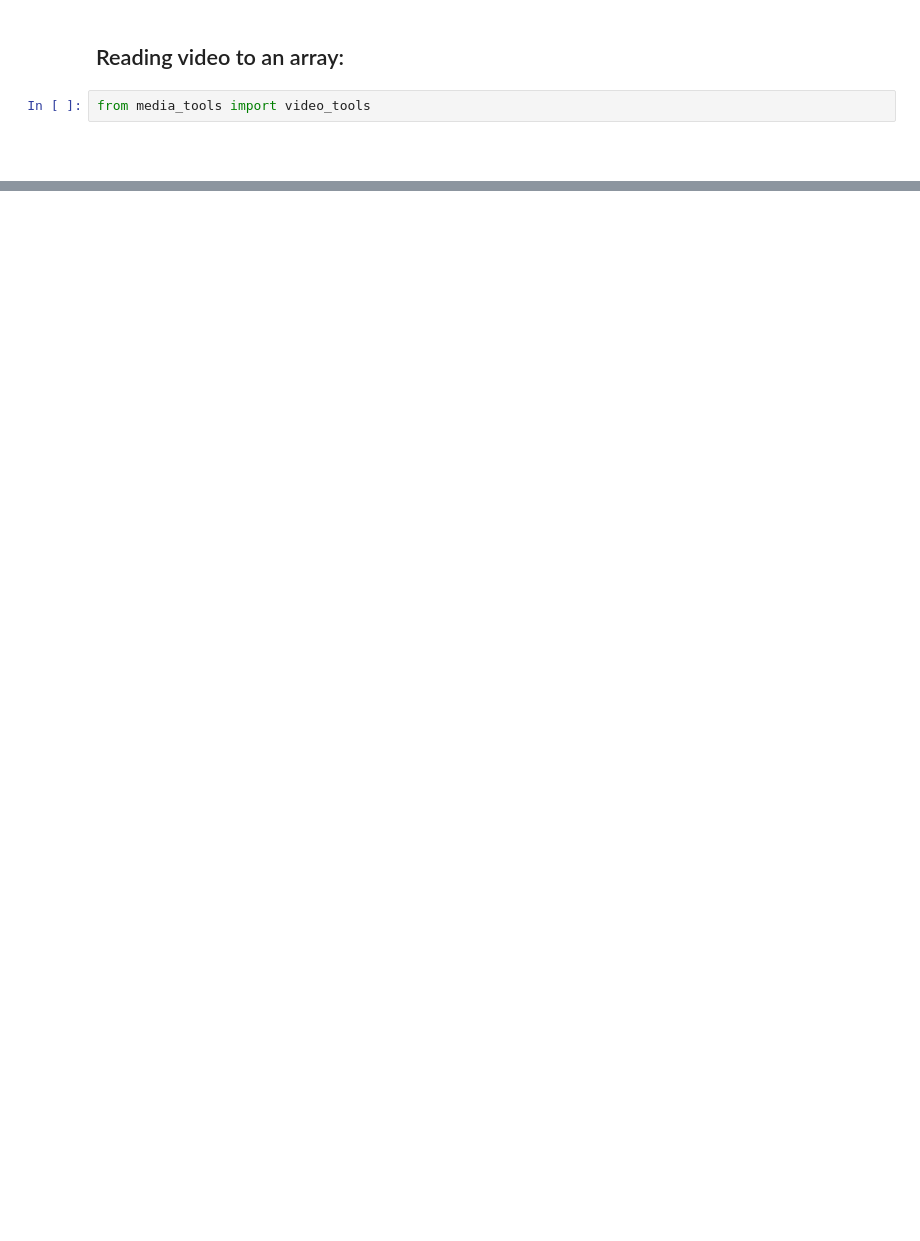
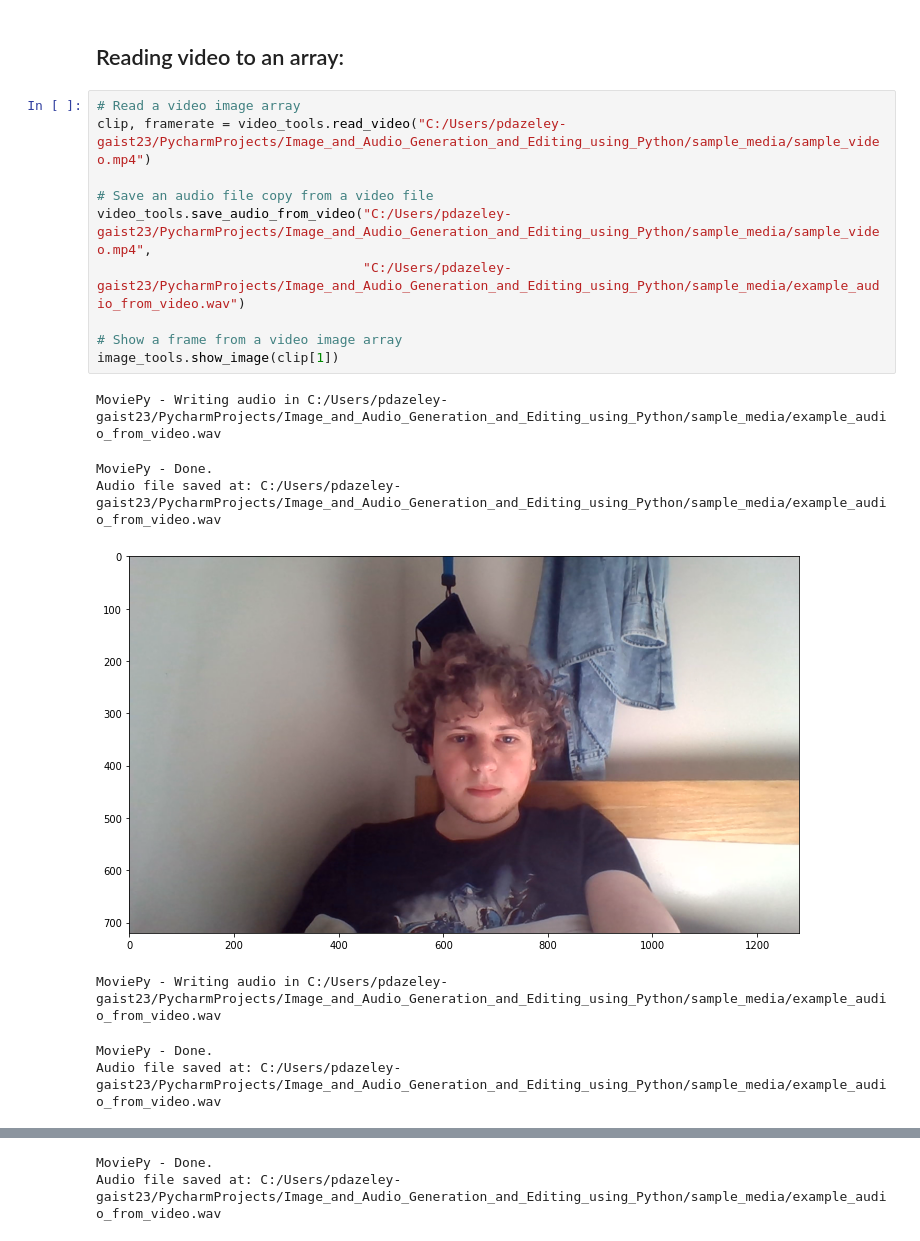
Before and after one commit to phileasdg/Image_and_Audio_Generation_and_Editing_using_Python, a Jupyter notebook: project_documentation/Reading_and_saving_media_files.ipynb, the cells around one changed output, grey strips where cells are left out. Saved outputs shown, nothing was run; the diff lists cells and outputs as text; blank space fills up the shorter version.

```diff
--- a/project_documentation/Reading_and_saving_media_files.ipynb
+++ b/project_documentation/Reading_and_saving_media_files.ipynb
@@ -80,6 +82,20 @@ audio_tools.save_audio("sample_media/example_saved_audio.wav", stereo_data, sr,
 # %% [markdown]
 ## Reading video to an array:
-# %%
-from media_tools import video_tools
-# %% [markdown]
-##
+# %%
+# Read a video image array
+clip, framerate = video_tools.read_video("C:/Users/pdazeley-gaist23/PycharmProjects/Image_and_Audio_Generation_and_Editing_using_Python/sample_media/sample_video.mp4")
+
+# Save an audio file copy from a video file
+video_tools.save_audio_from_video("C:/Users/pdazeley-gaist23/PycharmProjects/Image_and_Audio_Generation_and_Editing_using_Python/sample_media/sample_video.mp4",
+                                  "C:/Users/pdazeley-gaist23/PycharmProjects/Image_and_Audio_Generation_and_Editing_using_Python/sample_media/example_audio_from_video.wav")
+
+# Show a frame from a video image array
+image_tools.show_image(clip[1])
+# %% [output]
+MoviePy - Writing audio in C:/Users/pdazeley-gaist23/PycharmProjects/Image_and_Audio_Generation_and_Editing_using_Python/sample_media/example_audio_from_video.wav
+MoviePy - Done.
+Audio file saved at: C:/Users/pdazeley-gaist23/PycharmProjects/Image_and_Audio_Generation_and_Editing_using_Python/sample_media/example_audio_from_video.wav
+[figure, added]
+MoviePy - Writing audio in C:/Users/pdazeley-gaist23/PycharmProjects/Image_and_Audio_Generation_and_Editing_using_Python/sample_media/example_audio_from_video.wav
+MoviePy - Done.
+Audio file saved at: C:/Users/pdazeley-gaist23/PycharmProjects/Image_and_Audio_Generation_and_Editing_using_Python/sample_media/example_audio_from_video.wav
@@ -85,0 +120,2 @@ from media_tools import video_tools
+MoviePy - Done.
+Audio file saved at: C:/Users/pdazeley-gaist23/PycharmProjects/Image_and_Audio_Generation_and_Editing_using_Python/sample_media/example_audio_from_video.wav
```
Also changed, not shown: parts of 7 cells of this notebook, 1 other file.
